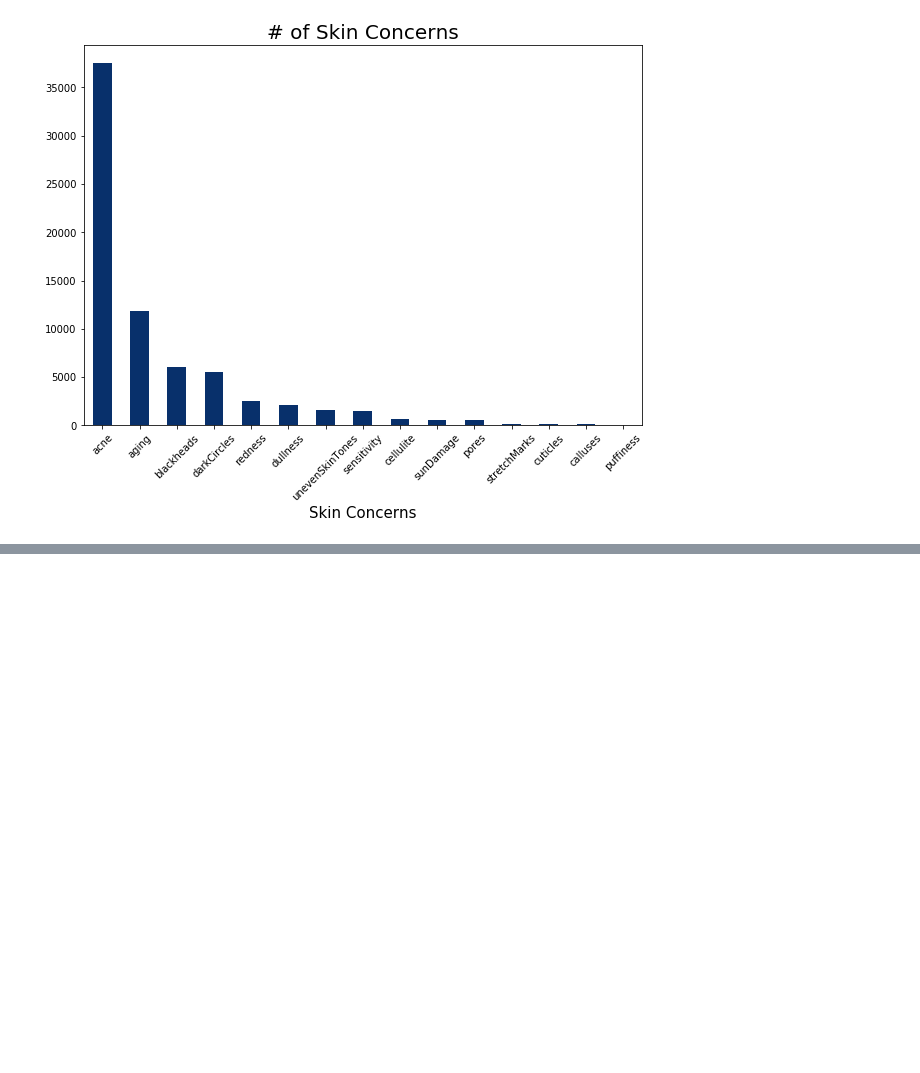
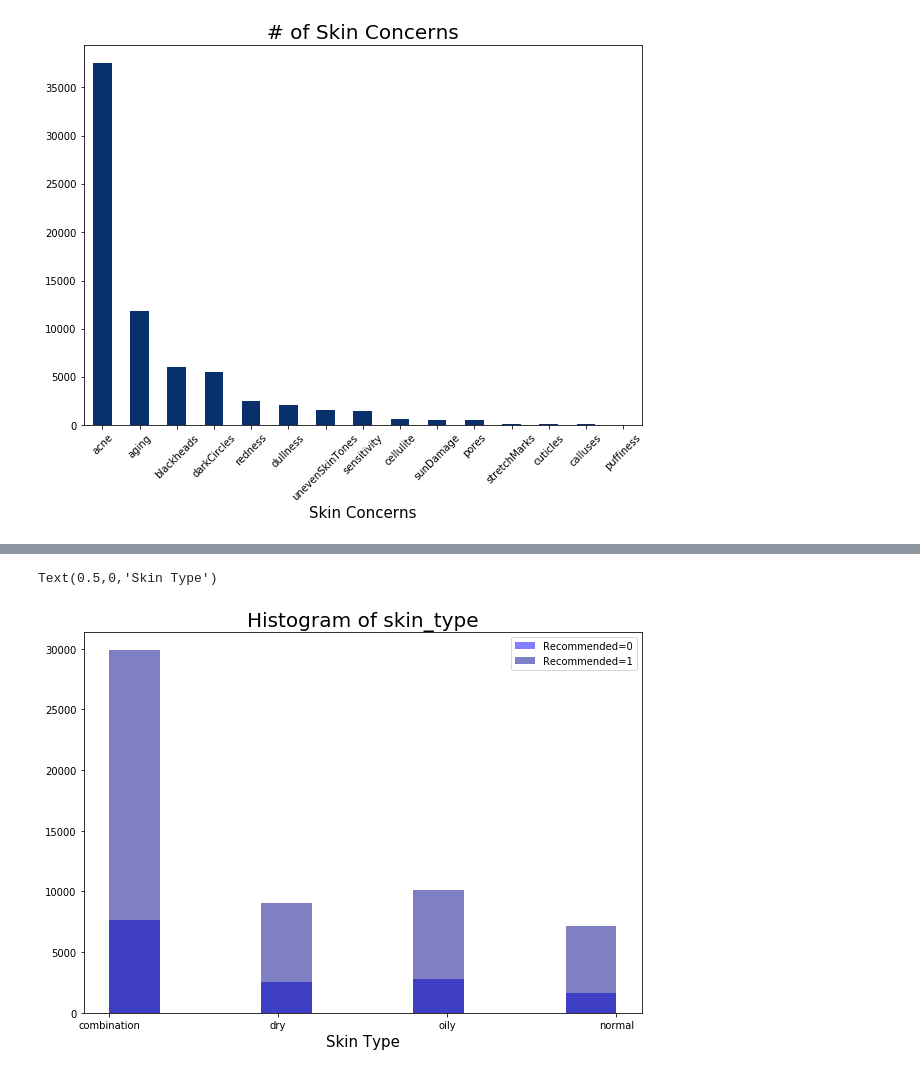
Before and after one commit to nicleong27/Beauty_Reviews, a Jupyter notebook: Sephora-EDA.ipynb, the cells around one changed output, grey strips where cells are left out. Drawn from its saved outputs; the diff is of its cells as text; code cells hidden in the pictures; blank space fills up the shorter version.

Commit message:
more graphs

```diff
--- a/Sephora-EDA.ipynb
+++ b/Sephora-EDA.ipynb
@@ -496,0 +246,3 @@ plt.savefig('imgs/WordCloud1')
+# %%
+df_no_na = df.dropna(subset=['skin_concerns', 'skin_tone', 'skin_type'])
+df_no_na.shape
@@ -496,0 +273,2 @@ plt.savefig('imgs/WordCloud1')
+# %%
+df_no_na['recommended'] = np.where((df_no_na['recommended'] == True), 1, 0)
@@ -496,0 +298,24 @@ plt.savefig('imgs/WordCloud1')
+# %%
+# convert price column from string to float, replace any range prices with mean price
+df_no_na['price'] = df_no_na['price'].replace({'$19.00 - $43.00': '31.0'})
+df_no_na['price'] = df_no_na['price'].replace({'$42.00 - $64.00': '53.0'})
+df_no_na['price'] = df_no_na['price'].replace({'$15.00 - $38.00': '26.5'})
+df_no_na['price'] = df_no_na['price'].replace({'$24.00 - $45.00': '34.5'})
+df_no_na['price'] = df_no_na['price'].replace({'$14.00 - $37.00': '25.5'})
+df_no_na['price'] = df_no_na['price'].replace({'$15.00 - $60.00': '37.5'})
+df_no_na['price'] = df_no_na['price'].replace({'$15.00 - $28.00': '21.5'})
+df_no_na['price'] = df_no_na['price'].replace({'$50.00 - $52.00': '51.0'})
+df_no_na['price'] = df_no_na['price'].replace({'$10.00 - $29.00': '19.5'})
+df_no_na['price'] = df_no_na['price'].replace({'$20.00 - $36.00': '28.0'})
+df_no_na['price'] = df_no_na['price'].replace({'$22.00 - $60.00': '28.0'})
+df_no_na['price'] = df_no_na['price'].replace({'$20.00 - $36.00': '41.0'})
+df_no_na['price'] = df_no_na['price'].replace({'$47.00 - $49.00': '48.0'})
+df_no_na['price'] = df_no_na['price'].replace({'$45.00 - $50.00': '47.5'})
+df_no_na['price'] = df_no_na['price'].replace({'$42.00 - $43.00': '42.5'})
+df_no_na['price'] = df_no_na['price'].replace({'$18.00 - $35.00': '26.5'})
+
+
+df_no_na['price'] = df_no_na['price'].apply(lambda x: x.replace('$',''))
+df_no_na['price'] = df_no_na['price'].astype(float)
+
+type(df_no_na['price'].iloc[0])
@@ -496,0 +410,15 @@ plt.savefig('imgs/WordCloud1')
+# %%
+# plot distribution by outcome categories
+def plot_histograms_by_outcome(x, y):
+    plt.hist(list(x[y==0]), alpha=0.5, label='Recommended=0', color='blue')
+    plt.hist(list(x[y==1]), alpha=0.5, label='Recommended=1', color='darkblue')
+    plt.title('Histogram of {}'.format(x.name), fontsize=20)
+    plt.xlabel('')
+    plt.legend()
+# %%
+fig, ax = plt.subplots(figsize=(10,7))
+plot_histograms_by_outcome(df_no_na['skin_type'], df_no_na['recommended'])
+plt.xlabel('Skin Type', fontsize=15)
+# %% [output]
+Text(0.5,0,'Skin Type')
+[figure, added]
```
Also changed, not shown: parts of 52 cells of this notebook.
